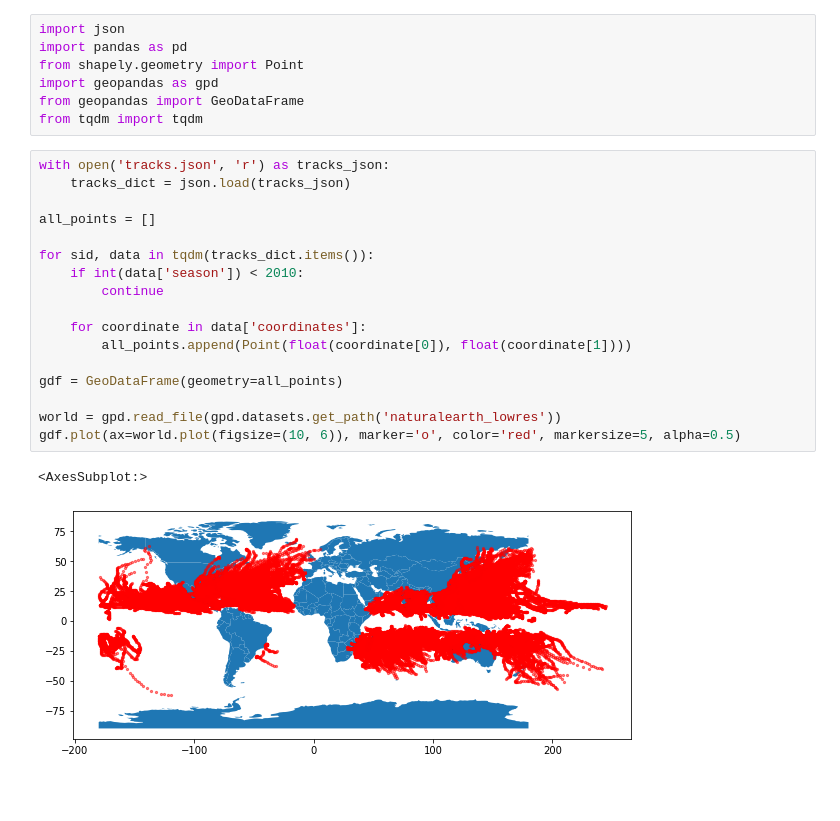
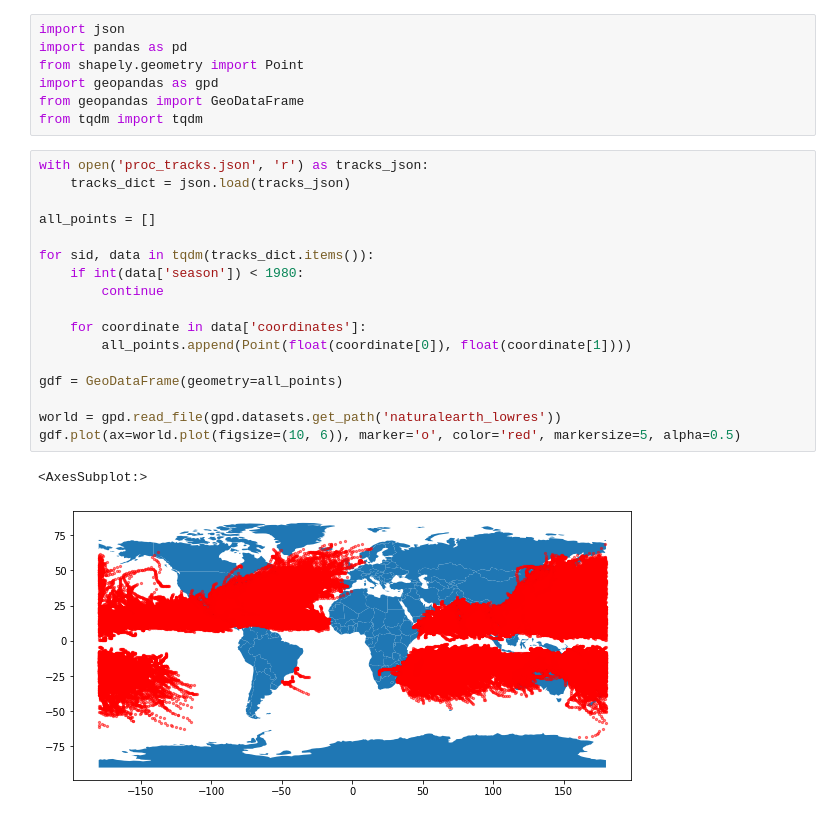
Before and after one commit to jackmiller2003/dl-cyclones, a Jupyter notebook: tracks/track_analysis.ipynb, the cells around one changed output. Drawn from its saved outputs; the diff is of its cells as text; blank space fills up the shorter version.

Commit message:
Updated tracks module

```diff
--- a/tracks/track_analysis.ipynb
+++ b/tracks/track_analysis.ipynb
@@ -10,22 +10,22 @@ import geopandas as gpd
 from geopandas import GeoDataFrame
 from tqdm import tqdm
 # %%
-with open('tracks.json', 'r') as tracks_json:
+with open('proc_tracks.json', 'r') as tracks_json:
     tracks_dict = json.load(tracks_json)
 
 all_points = []
 
 for sid, data in tqdm(tracks_dict.items()):
-    if int(data['season']) < 2010:
+    if int(data['season']) < 1980:
         continue
 
     for coordinate in data['coordinates']:
         all_points.append(Point(float(coordinate[0]), float(coordinate[1])))
 
 gdf = GeoDataFrame(geometry=all_points)
 
 world = gpd.read_file(gpd.datasets.get_path('naturalearth_lowres'))
 gdf.plot(ax=world.plot(figsize=(10, 6)), marker='o', color='red', markersize=5, alpha=0.5)
 # %% [output]
 <AxesSubplot:>
-[figure, old version]
+[figure, new version]
```
Also changed, not shown: 2 other files.
